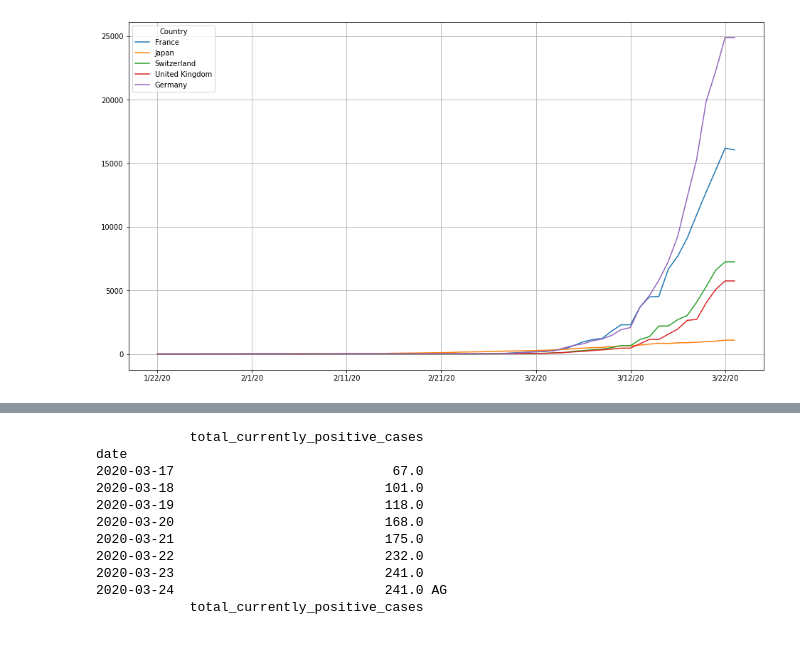
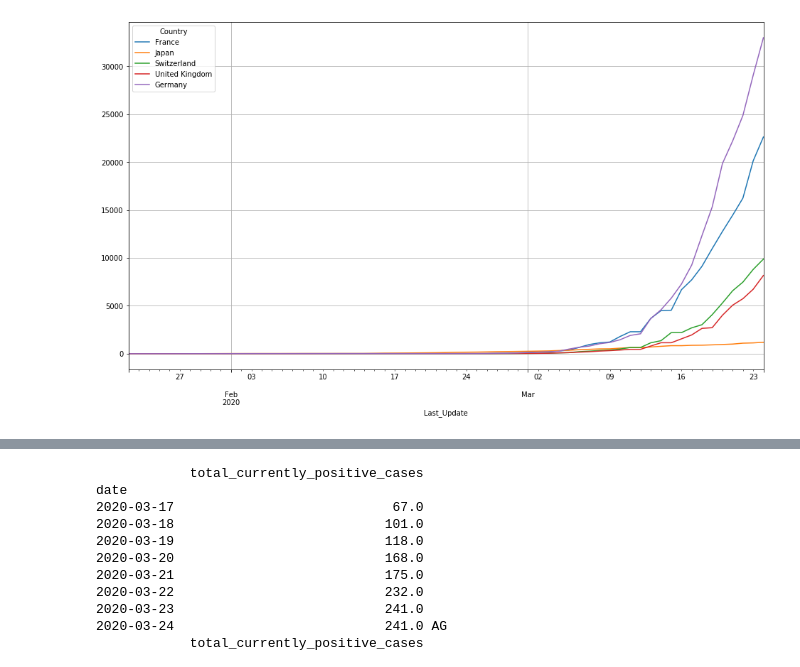
Before and after one commit to pick2510/COVID-19, a Jupyter notebook: analysis/Cases.ipynb, the cells around one changed output, grey strips where cells are left out. Drawn from its saved outputs; the diff is of its cells as text; code cells hidden in the pictures.

```diff
--- a/analysis/Cases.ipynb
+++ b/analysis/Cases.ipynb
@@ -12,8 +13,10 @@ from labellines import labelLine, labelLines
 # %%
-data = pd.read_csv("../csse_covid_19_data/csse_covid_19_time_series/time_series_19-covid-Confirmed.csv")
+data = pd.read_csv("../data/cases_time.csv")
 # %%
-data.drop(["Province/State", "Lat", "Long"], axis =1, inplace=True)
+#data.drop(["Province/State", "Lat", "Long"], axis =1, inplace=True)
 # %%
 columns = list(data.columns)
 columns[0] = "Country"
 data.columns = columns
+data = data[["Confirmed", "Country", "Last_Update"]]
+data.Last_Update = pd.to_datetime(data.Last_Update)
@@ -29,0 +23,3 @@ Index(['Afghanistan', 'Albania', 'Algeria', 'Andorra', 'Angola',
+# %%
+data.Last_Update = pd.to_datetime(data.Last_Update)
+data = data.pivot(index="Last_Update", columns="Country", values="Confirmed")
@@ -30,7 +35,8 @@ Index(['Afghanistan', 'Albania', 'Algeria', 'Andorra', 'Angola',
 # %%
-data_grouped[["France", "Japan", "Switzerland", "United Kingdom", "Germany"]].plot()
+data[["France", "Japan", "Switzerland", "United Kingdom", "Germany"]].plot()
 plt.grid()
+data_grouped = data.copy()
 # %% [output]
-[figure, old version]
+[figure, new version]
 # %%
 #re.findall("Ir",list(data_grouped.columns))
```
Also changed, not shown: parts of 8 cells of this notebook.
